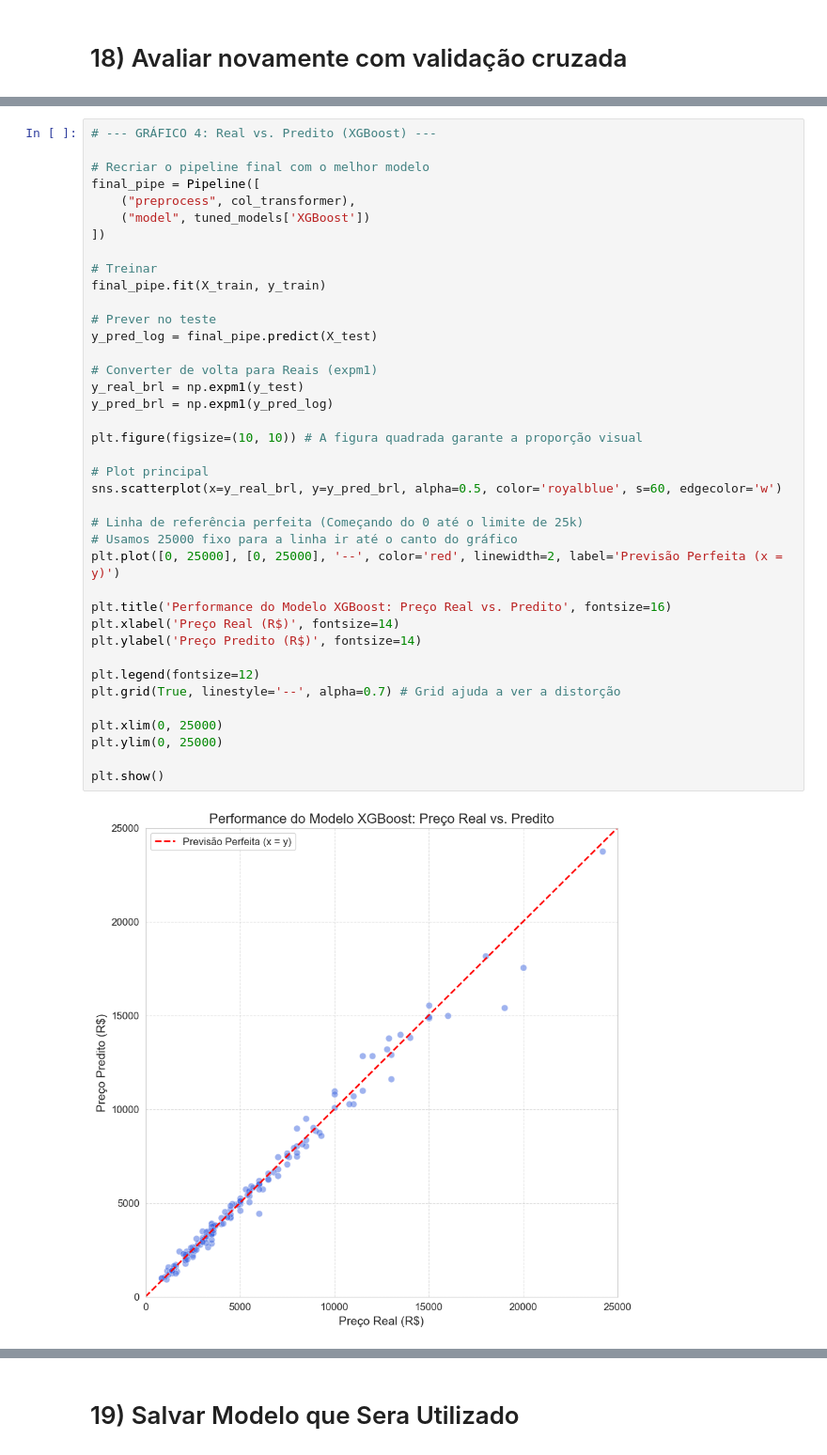
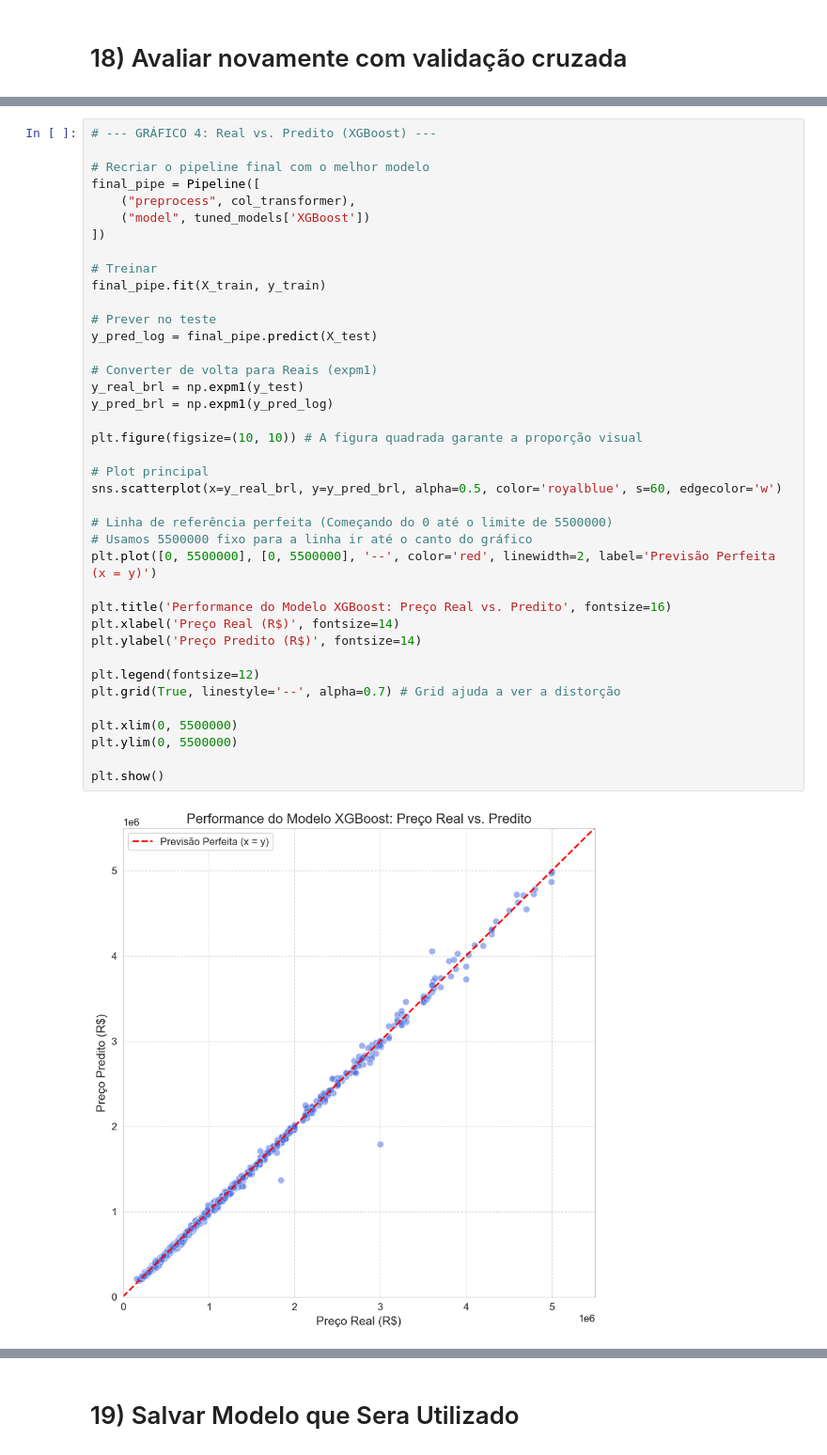
Before and after one commit to RaffaR902/TCC-API-COM-MACHINE-LEARNING, a Jupyter notebook: Treinamento e Teste/machine_learning_venda.ipynb, the cells around one changed output, grey strips where cells are left out. Shown at 94% size. Cells and saved outputs as stored; diff of their text form.

```diff
--- a/Treinamento e Teste/machine_learning_venda.ipynb
+++ b/Treinamento e Teste/machine_learning_venda.ipynb
@@ -836,39 +836,39 @@ final_pipe = Pipeline([
     ("preprocess", col_transformer),
     ("model", tuned_models['XGBoost'])
 ])
 
 # Treinar
 final_pipe.fit(X_train, y_train)
 
 # Prever no teste
 y_pred_log = final_pipe.predict(X_test)
 
 # Converter de volta para Reais (expm1)
 y_real_brl = np.expm1(y_test)
 y_pred_brl = np.expm1(y_pred_log)
 
 plt.figure(figsize=(10, 10)) # A figura quadrada garante a proporção visual
 
 # Plot principal
 sns.scatterplot(x=y_real_brl, y=y_pred_brl, alpha=0.5, color='royalblue', s=60, edgecolor='w')
 
-# Linha de referência perfeita (Começando do 0 até o limite de 25k)
-# Usamos 25000 fixo para a linha ir até o canto do gráfico
-plt.plot([0, 25000], [0, 25000], '--', color='red', linewidth=2, label='Previsão Perfeita (x = y)')
+# Linha de referência perfeita (Começando do 0 até o limite de 5500000)
+# Usamos 5500000 fixo para a linha ir até o canto do gráfico
+plt.plot([0, 5500000], [0, 5500000], '--', color='red', linewidth=2, label='Previsão Perfeita (x = y)')
 
 plt.title('Performance do Modelo XGBoost: Preço Real vs. Predito', fontsize=16)
 plt.xlabel('Preço Real (R$)', fontsize=14)
 plt.ylabel('Preço Predito (R$)', fontsize=14)
 
 plt.legend(fontsize=12)
 plt.grid(True, linestyle='--', alpha=0.7) # Grid ajuda a ver a distorção
 
-plt.xlim(0, 25000)
-plt.ylim(0, 25000)
+plt.xlim(0, 5500000)
+plt.ylim(0, 5500000)
 
 plt.show()
 # %% [output]
-[figure, old version]
+[figure, new version]
 # %%
 # --- GRÁFICO 5: Real vs. Predito (Random Forest) ---
 
```
Also changed, not shown: parts of 13 cells of this notebook, 1 other file.
